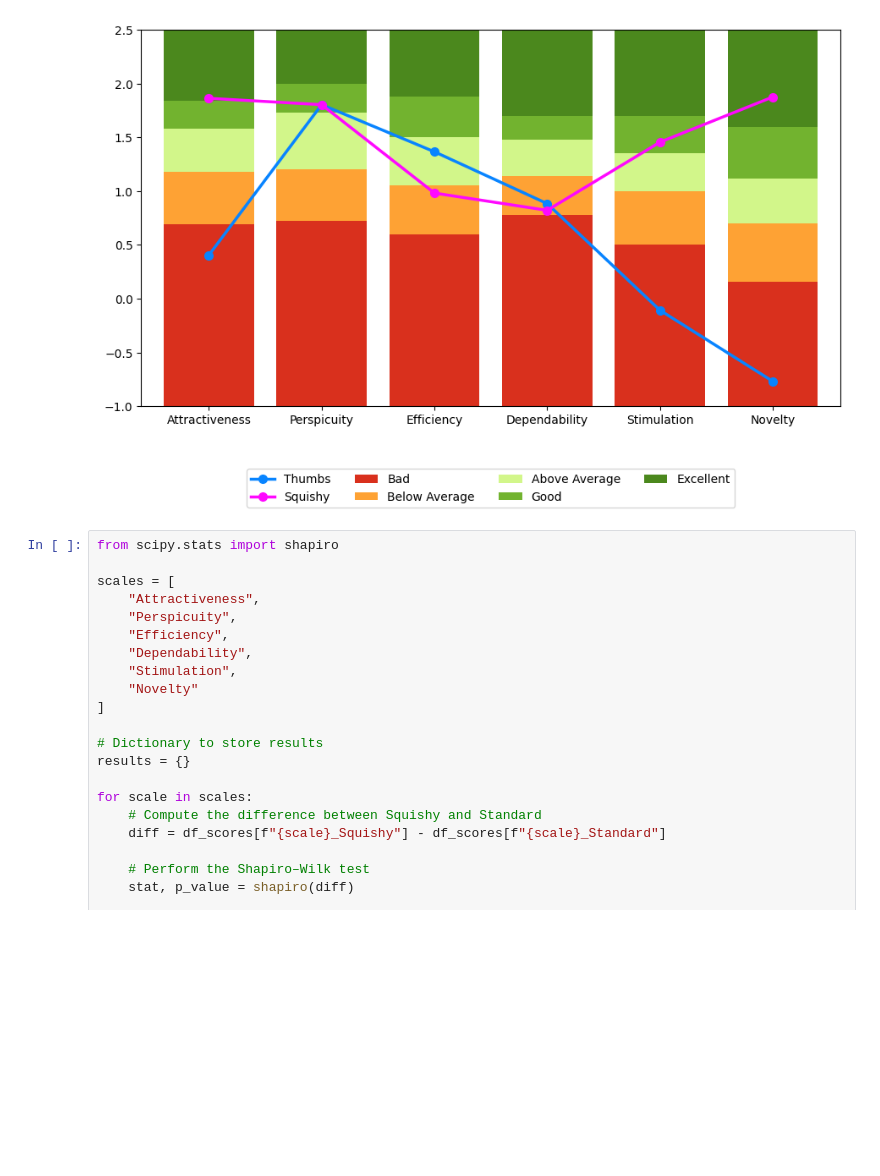
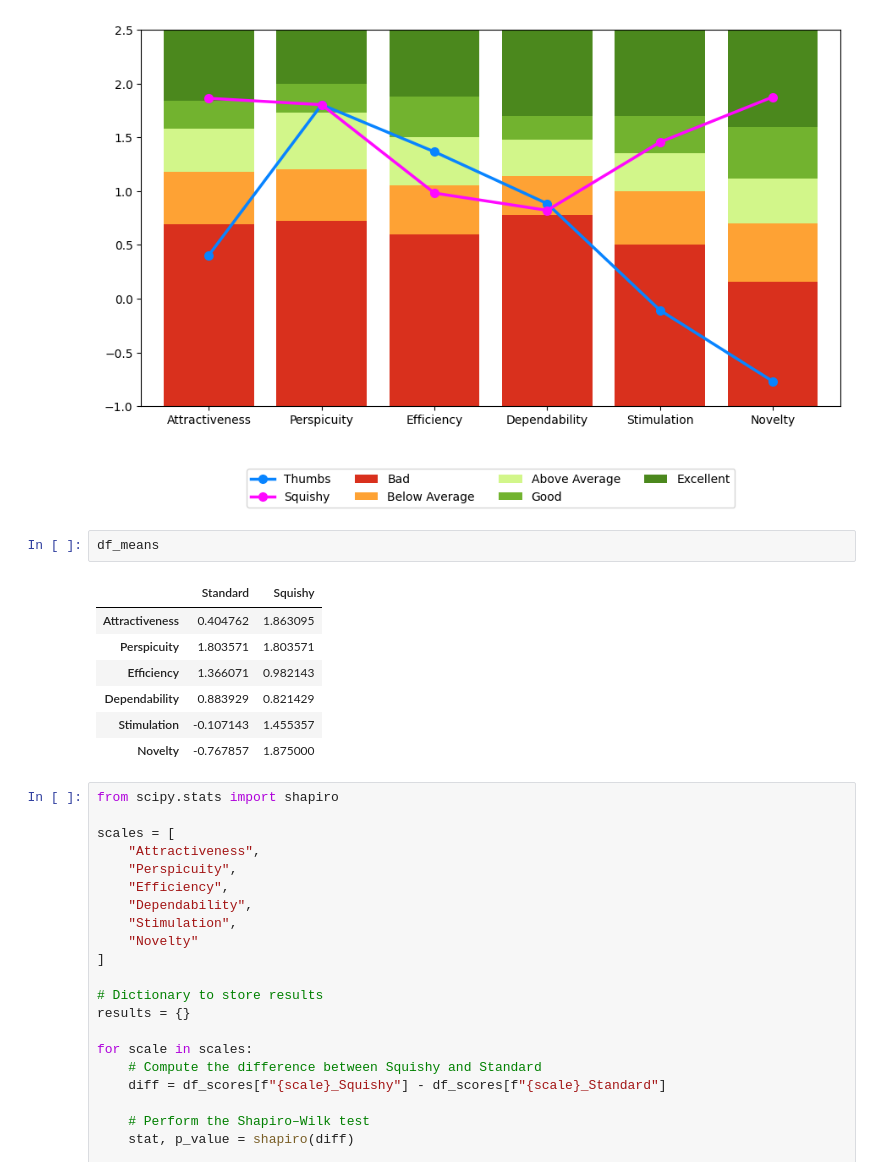
Before and after one commit to Phlipinator/Squishy-Data-Analysis, a Jupyter notebook: UEQ_MeanOverTasks.ipynb, the cells around one changed output. Drawn from its saved outputs; the diff is of its cells as text; blank space fills up the shorter version.

```diff
--- a/UEQ_MeanOverTasks.ipynb
+++ b/UEQ_MeanOverTasks.ipynb
@@ -275,6 +275,16 @@ plt.savefig("output/UEQ_benchmark_plot.pdf", format='pdf', bbox_inches='tight')
 plt.show()
 # %% [output]
 [figure]
+# %%
+df_means
+# %% [output]
+|  | Standard | Squishy |
+| Attractiveness | 0.404762 | 1.863095 |
+| Perspicuity | 1.803571 | 1.803571 |
+| Efficiency | 1.366071 | 0.982143 |
+| Dependability | 0.883929 | 0.821429 |
+| Stimulation | -0.107143 | 1.455357 |
+| Novelty | -0.767857 | 1.875000 |
 # %%
 from scipy.stats import shapiro
 
```
